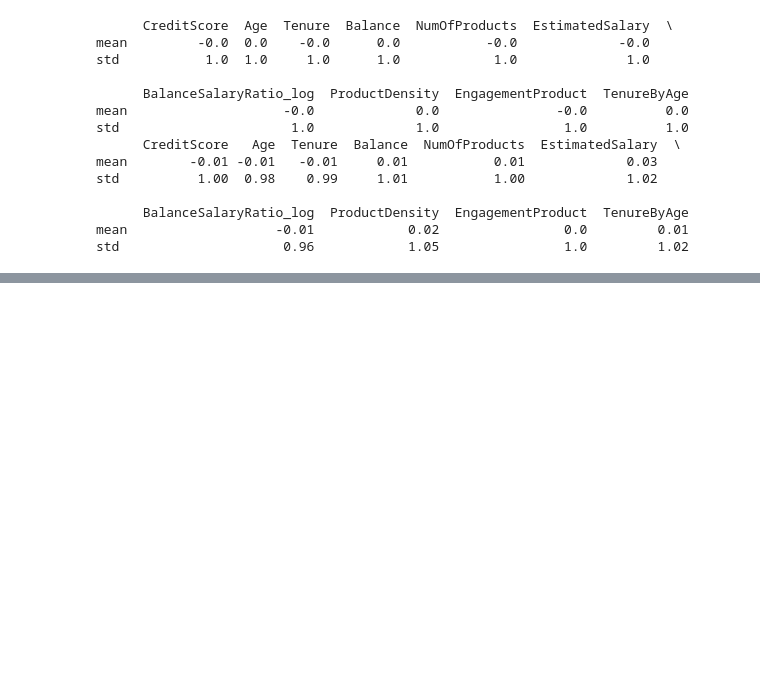
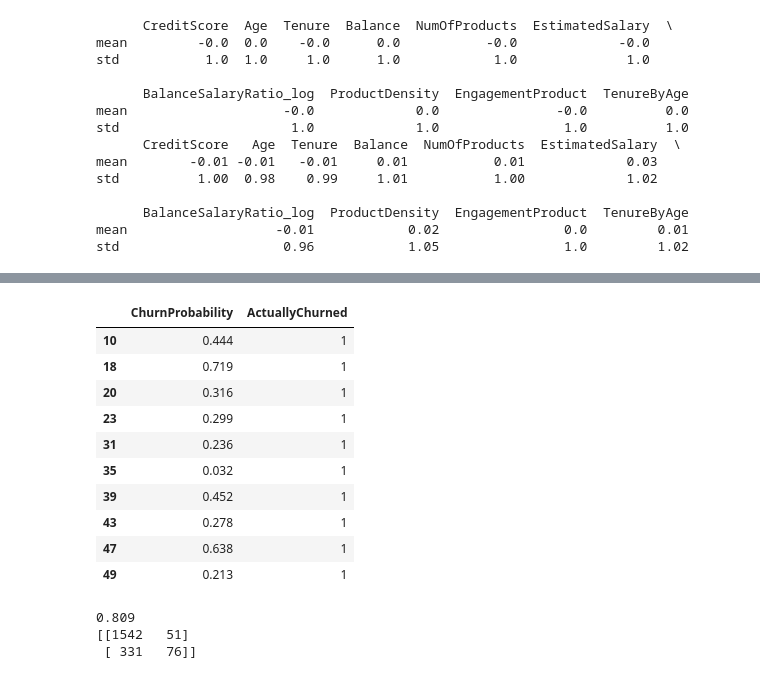
Before and after one commit to Kalpesh2409/bank-churn-risk-scoring, a Jupyter notebook: notebooks/03_baseline_model.ipynb, the cells around one changed output, grey strips where cells are left out. Cells and saved outputs as stored; diff of their text form; code cells hidden in the pictures; blank space fills up the shorter version.

```diff
--- a/notebooks/03_baseline_model.ipynb
+++ b/notebooks/03_baseline_model.ipynb
@@ -66,0 +94,25 @@ std                     0.96            1.05                1.0         1.02
+# %%
+results[results["ActuallyChurned"] == 1].head(10)
+# %% [output]
+|  | ChurnProbability | ActuallyChurned |
+| 10 | 0.444 | 1 |
+| 18 | 0.719 | 1 |
+| 20 | 0.316 | 1 |
+| 23 | 0.299 | 1 |
+| 31 | 0.236 | 1 |
+| 35 | 0.032 | 1 |
+| 39 | 0.452 | 1 |
+| 43 | 0.278 | 1 |
+| 47 | 0.638 | 1 |
+| 49 | 0.213 | 1 |
+# %%
+from sklearn.metrics import accuracy_score, confusion_matrix
+
+pred = (probs >= 0.5).astype(int)
+
+print(accuracy_score(y_test, pred))
+print(confusion_matrix(y_test, pred))
+# %% [output]
+0.809
+[[1542   51]
+ [ 331   76]]
```
Also changed, not shown: parts of 3 cells of this notebook.
